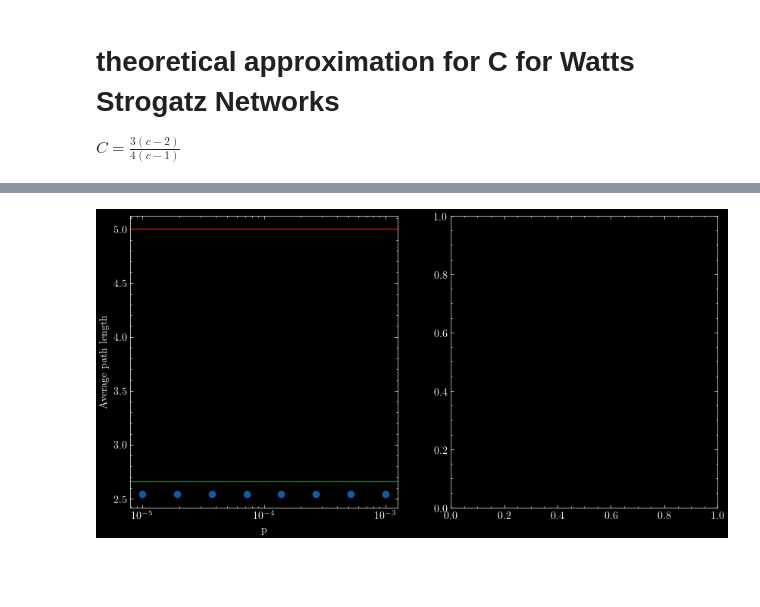
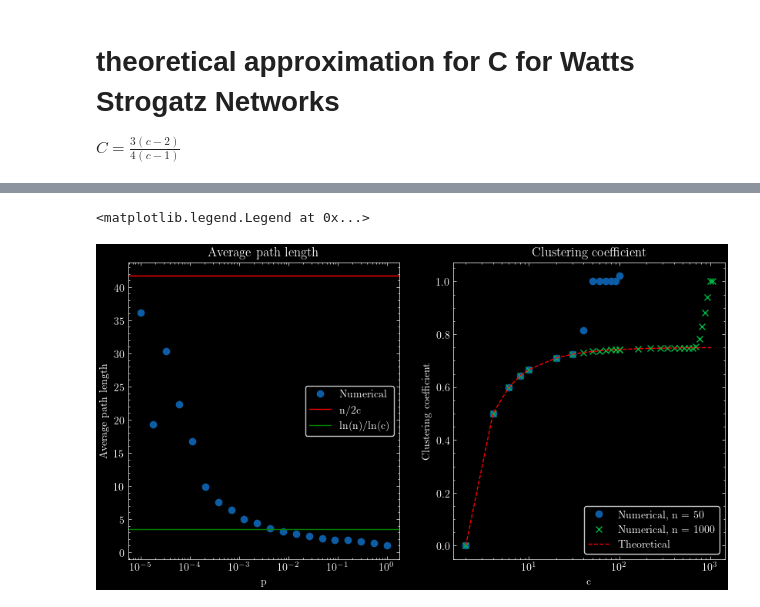
Before and after one commit to FelixWaldschock/Chalmers_FFR120_Simulation_Of_Complex_System, a Jupyter notebook: HW_03/Exercise_12-5.ipynb, the cells around one changed output, grey strips where cells are left out. Saved outputs shown, nothing was run; the diff lists cells and outputs as text; code cells hidden in the pictures; blank space fills up the shorter version.

```diff
--- a/HW_03/Exercise_12-5.ipynb
+++ b/HW_03/Exercise_12-5.ipynb
@@ -145,6 +151,8 @@ def getClusteringCoefficient(A):
 def getAveragePathLength(L):
     # sum the matrix L and divide by the number of elements minus the diagonal
     n = L.shape[0]
+    # set the diagonal to 0
+    np.fill_diagonal(L, 0)
     sum = np.sum(L)
     avg = sum / (n*n - n)
     return avg
@@ -163,14 +171,13 @@ L_ = np.zeros((n,n, len(p)))
 C = np.zeros(len(p))
 
 # Init the network and evaluate L and C
-for i in range(len(p)):
+for i in trange(len(p)):
     A_[:,:,i] = generateWattStrogatz(n, p[i], c)
-    L_[:,:,i],_,_,_ = computeAveragePathLength(A_[:,:,i])
+    L_[:,:,i] = computePathMatrix(A_[:,:,i])
     C[i] = getClusteringCoefficient(A_[:,:,i])
-
-
 
 # compute the average path length for each p
 avg_path_length = np.zeros(len(p))
-for i in range(len(p)):
+
+for i in trange(len(p)):
     avg_path_length[i] = getAveragePathLength(L_[:,:,i])
@@ -186,8 +183,0 @@ Finished after T = 5
-# %%
-# plot the first A network
-fig, ax = plt.subplots(1,1)
-plot_ErdosRenyi(A_[:,:,0], ax, "Watts-Strogatz network with p = {}".format(p[0]))
-plt.show()
-p = ((L_[:,:,0]))
-print(p)
-plt.imshow(p)
@@ -205,29 +229,37 @@ plt.imshow(p)
 # %%
 # plot the data in a 1x2 subplot
 # left average length, right clustering coefficient
 
 fig, ax = plt.subplots(1,2, figsize=(10,5))
+
+# clear the plots
+ax[0].cla()
+ax[1].cla()
+
+# plot the numerical
 ax[0].semilogx(p, avg_path_length, 'o', label="Numerical")
 ax[0].set_xlabel("p")
 ax[0].set_ylabel("Average path length")
+ax[0].set_title("Average path length")
+ax[0].set_xlim(10e-6, 10e0)
 
 # plot the boundaries at n/2c (eq. 12.6) and ln(n)/ln(c) (eq. 12.7) -> draw horizontal lines
 ax[0].axhline(n/(2*c), label="n/2c", color="red")
 ax[0].axhline(np.log(n)/np.log(c), label="ln(n)/ln(c)", color="green")
+ax[0].legend()
 
+# plot the numerical coefficients on the right
+ax[1].semilogx(cs_1, C_1[:], 'o', label="Numerical, n = {}".format(n_1))
+ax[1].semilogx(cs_2, C_2[:], 'x', label="Numerical, n = {}".format(n_2))
 
-# # plot the numerical coefficients
-# ax[1].plot(p, C, label="C")
-# ax[1].set_xlabel("p")
-# ax[1].set_ylabel("C")
-# ax[1].set_xscale("log")
-# ax[1].legend()
+# plot the theoretical coefficients on the right
+ax[1].semilogx(cs_2, getClusteringCoefficientTheoretical(cs_2), '--r', label="Theoretical")
 
-# # plot the theoretical coefficients
-# ax[1].plot(p, p, label="p")
+ax[1].set_xlabel("c")
+ax[1].set_ylabel("Clustering coefficient")
 
-
-
-plt.show()
+# show legend
+ax[1].legend()
 # %% [output]
+<matplotlib.legend.Legend at 0x...>
-[figure, old version]
+[figure, new version]
```
Also changed, not shown: parts of 7 cells of this notebook, 5 other files.
